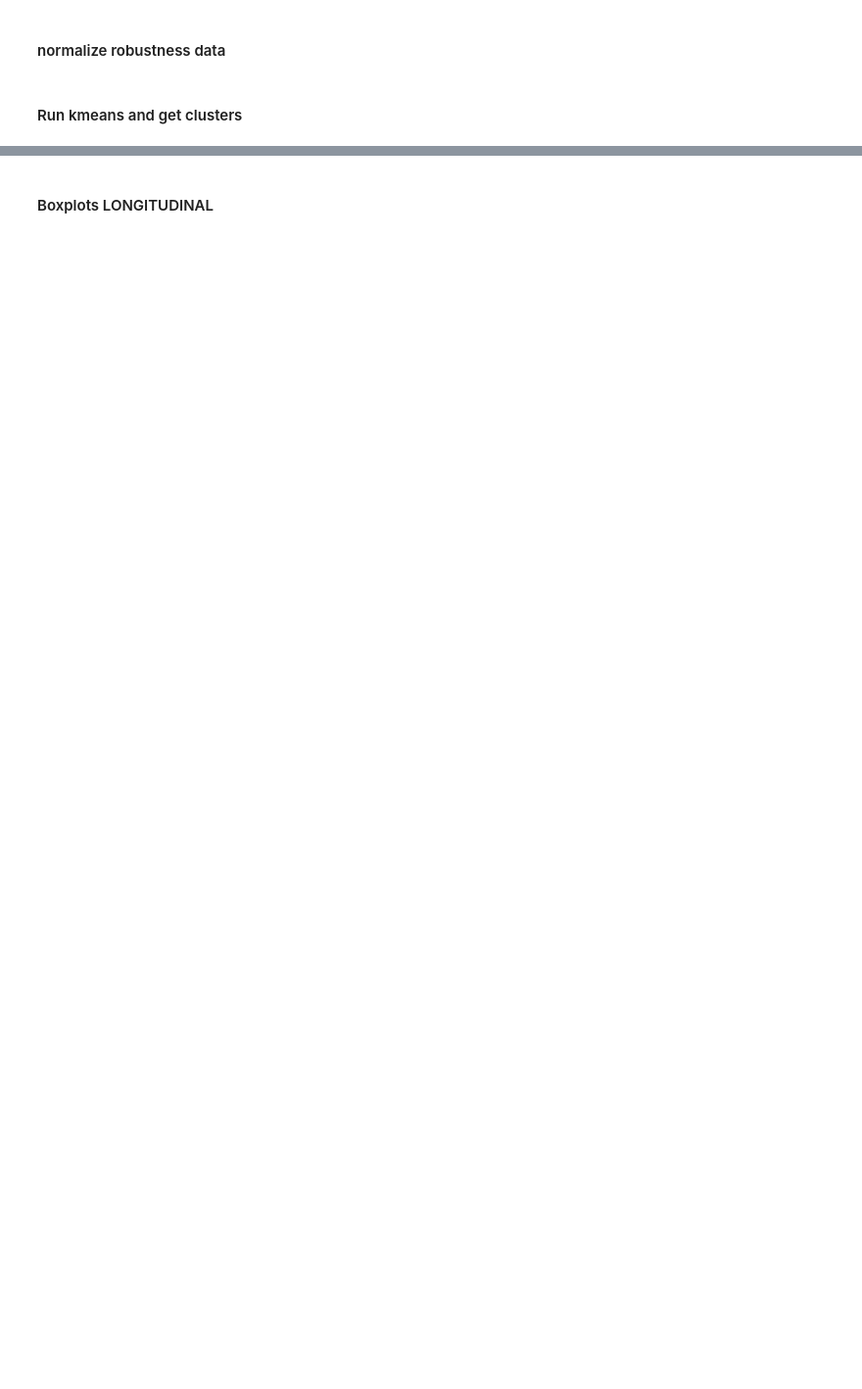
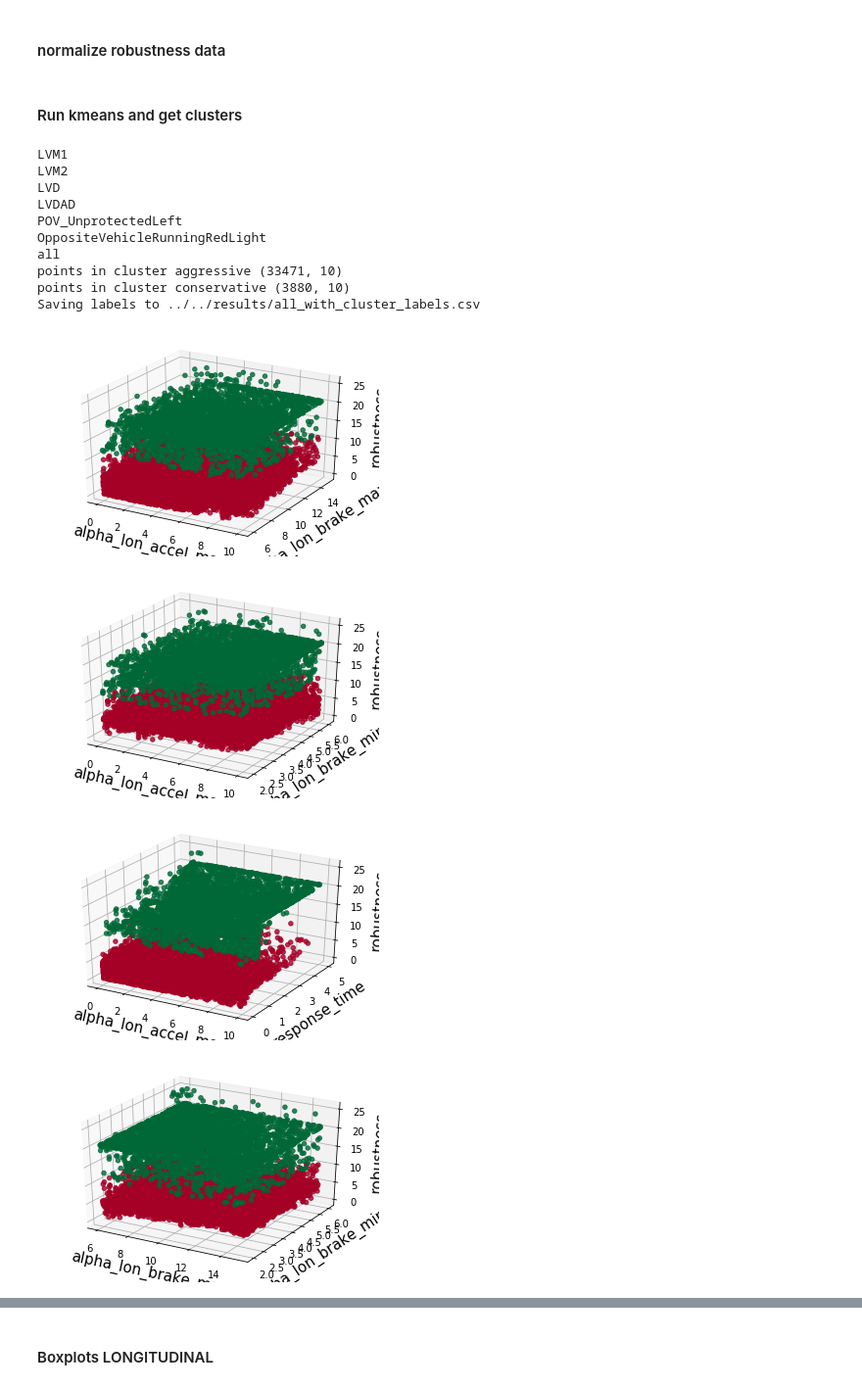
Before and after one commit to nellro/rgt, a Jupyter notebook: code/visualization/param_analysis.ipynb, the cells around one changed output, grey strips where cells are left out. Shown at 98% size. Cells and saved outputs as stored; diff of their text form; code cells hidden in the pictures; blank space fills up the shorter version.

Commit message:
changed to png figures

```diff
--- a/code/visualization/param_analysis.ipynb
+++ b/code/visualization/param_analysis.ipynb
@@ -196,13 +211,14 @@ for i, data_ in enumerate(data_all):
 #         model = sklearn.cluster.KMeans(n_clusters = clusters, n_jobs = 4)
 #         labels = model.fit_predict(data)
 #         centroids = model.cluster_centers_
+        if clusters == 2:
+            cluster_label = ['aggressive', "conservative"]
+            if centroids[0] > centroids[1]:
+                cluster_label = ["conservative", 'aggressive']
 
-        cluster_label = ['aggressive', "conservative"]
-        if centroids[0] > centroids[1]:
-            cluster_label = ["conservative", 'aggressive']
-
-        labels_ = np.where(labels==0, cluster_label[0], cluster_label[1])
-
+            labels_ = np.where(labels==0, cluster_label[0], cluster_label[1])
+        else:
+            labels_ = labels
         data['cluster_label'] = labels_
 
 
@@ -261,30 +277,45 @@ for i, data_ in enumerate(data_all):
         ### create plots
         for i, var in enumerate(names_list):
             search_name_x = names_list[i][0]
             search_name_y = names_list[i][1]
 
             X1 = data[search_name_x]
             X2 = data[search_name_y]
 
             ## Plot data
             fig = plt.figure(i)
             ax = plt.axes(projection='3d')
 
 #             colors = []
             ax.scatter3D(X1, X2, R, c=labels, cmap=cm.RdYlGn, alpha=0.8)
             ax.set_xlabel(search_name_x, fontsize=15)
             ax.set_ylabel(search_name_y, fontsize=15)
             ax.set_zlabel(rob, fontsize=15)
             plt.tick_params(labelsize=10)
 
 #             figname = os.path.join(res_path, scenario_fn + '_kmeans_' +  search_name_x + '_vs_' + search_name_y + '.pdf')
 #             plt.savefig(figname, dpi=200)
 
         print(' ')
 
     result_data.append(data)
 
 # plt.show()
 ###################################### save all scnearios centroids to file
 # print("saving centroids to", fn_centroids_all_scenarios)
 # centroids_df.to_csv(fn_centroids_all_scenarios, index=True)
+# %% [output]
+LVM1
+LVM2
+LVD
+LVDAD
+POV_UnprotectedLeft
+OppositeVehicleRunningRedLight
+all
+points in cluster aggressive (33471, 10)
+points in cluster conservative (3880, 10)
+Saving labels to ../../results/all_with_cluster_labels.csv
+[figure, added]
+[figure, added]
+[figure, added]
+[figure, added]
```
Also changed, not shown: parts of 6 cells of this notebook, 9 other files.
